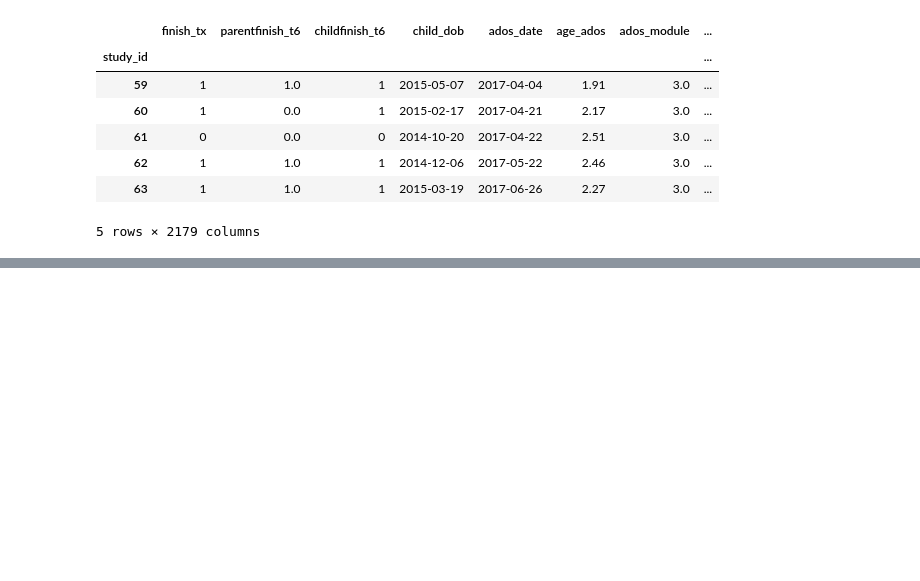
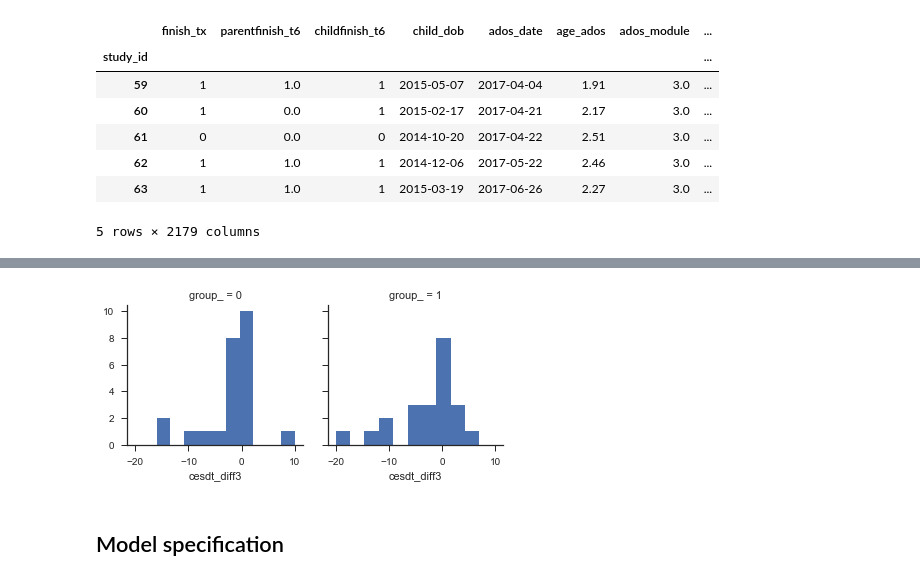
Before and after one commit to fonnesbeck/mbsr_intervention_study, a Jupyter notebook: notebooks/MBSR Trial Analysis.ipynb, the cells around one changed output, grey strips where cells are left out. Drawn from its saved outputs; the diff is of its cells as text; code cells hidden in the pictures; blank space fills up the shorter version.

Commit message:
Began drafting model

```diff
--- a/notebooks/MBSR Trial Analysis.ipynb
+++ b/notebooks/MBSR Trial Analysis.ipynb
@@ -50,0 +85,8 @@ mbsr_data.head()
+# %%
+mbsr_data['cesdt_diff3'] = mbsr_data['cesdt3'] - mbsr_data['cesdt1']
+g = sns.FacetGrid(mbsr_data, col='group_')
+g.map(plt.hist, 'cesdt_diff3');
+# %% [output]
+[figure, added]
+# %% [markdown]
+## Model specification
```
Also changed, not shown: parts of 12 cells of this notebook.
